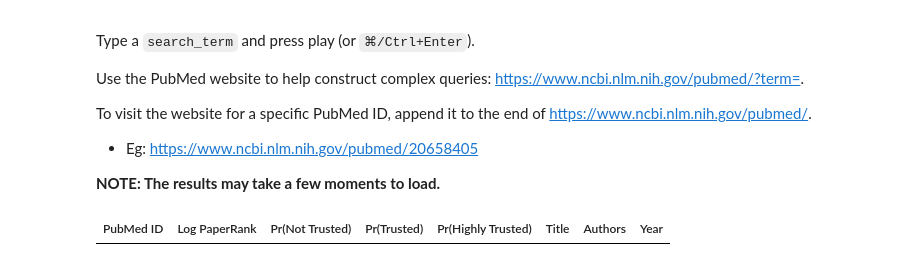
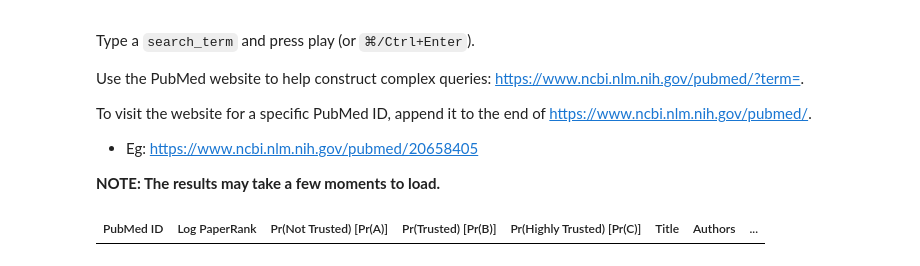
Before and after one commit to rukmal/PaperRank-Analysis, a Jupyter notebook: analysis.ipynb, the cells around one changed output. Saved outputs shown, nothing was run; the diff lists cells and outputs as text; code cells hidden in the pictures.

```diff
--- a/analysis.ipynb
+++ b/analysis.ipynb
@@ -787,6 +781,10 @@ for i in range(1, 7):
   # Set axes
   ax = axs[nrow][ncol]
 
+  # Set axis labels
+  ax.set_xlabel('Log PaperRank')
+  ax.set_ylabel('Log PaperRank')
+
   # Set training size
   train_size = 10**i
 
@@ -926,38 +925,47 @@ search_term = '' #@param {type:"string"}
 result_id = pubMedSearch(search_term)
 
 # Defining result DataFrame
-result = pd.DataFrame(columns=['PubMed ID', 'Log PaperRank', 'Pr(Not Trusted)',
-                               'Pr(Trusted)', 'Pr(Highly Trusted)', 'Title',
+result = pd.DataFrame(columns=['PubMed ID', 'Log PaperRank',
+                               'Pr(Not Trusted) [Pr(A)]', 'Pr(Trusted) [Pr(B)]',
+                               'Pr(Highly Trusted) [Pr(C)]', 'Title',
                                'Authors', 'Year'])
 
 # Defining base link
 base_link = 'https://www.ncbi.nlm.nih.gov/pubmed/'
 
 for i in range(len(result_id)):
   # Isolating current ID
   current_id = result_id[i]
 
   try:
     # Getting MetaData
     metadata = getPublicationMetadata(str(current_id))
 
    # Getting prediction index
     pred_idx = np.where(current_id == pr_id)[0][0]
   except:
     # Skip if not found
     continue
 
   # Getting prediction
   pred = pr_preds[pred_idx]
 
   # Getting PaperRank
   pr = pr_log[pred_idx]
 
   # Adding to result
   rowdata = [current_id, pr, *pred, metadata[0], metadata[1], metadata[2]]
   result.loc[i] = rowdata
 
-  # Displaying table
+# Changing Pandas display settings to show full table
+pd.set_option('max_colwidth', 1000)
+pd.set_option('expand_frame_repr', True)
+
+# Displaying table
 display(HTML(result.to_html(index=False)))
+
+# Reset Pandas settings
+pd.reset_option('max_colwidth')
+pd.reset_option('expand_frame_repr')
 # %% [output]
-| PubMed ID | Log PaperRank | Pr(Not Trusted) | Pr(Trusted) | Pr(Highly Trusted) | Title | Authors | Year |
+| PubMed ID | Log PaperRank | Pr(Not Trusted) [Pr(A)] | Pr(Trusted) [Pr(B)] | Pr(Highly Trusted) [Pr(C)] | Title | Authors | ... |
```
Also changed, not shown: parts of 5 cells of this notebook.
